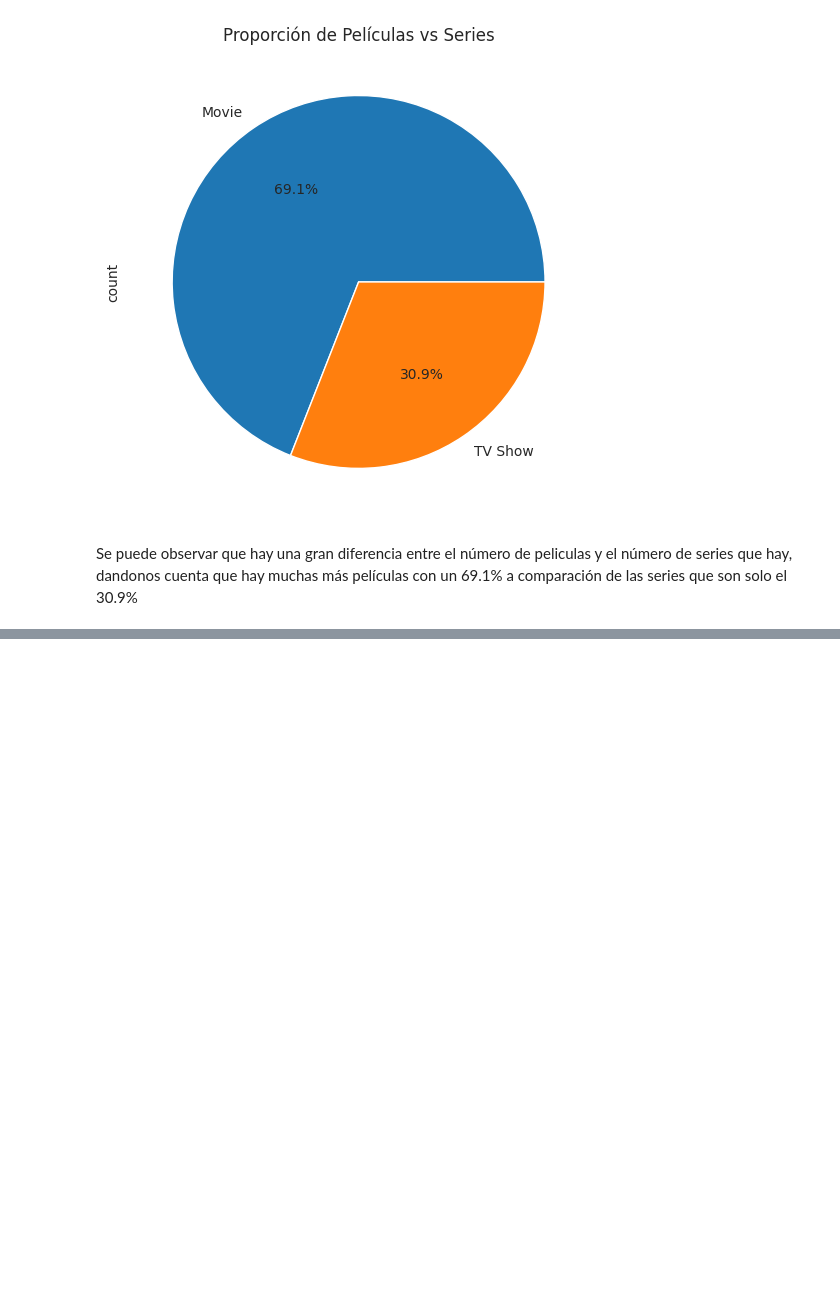
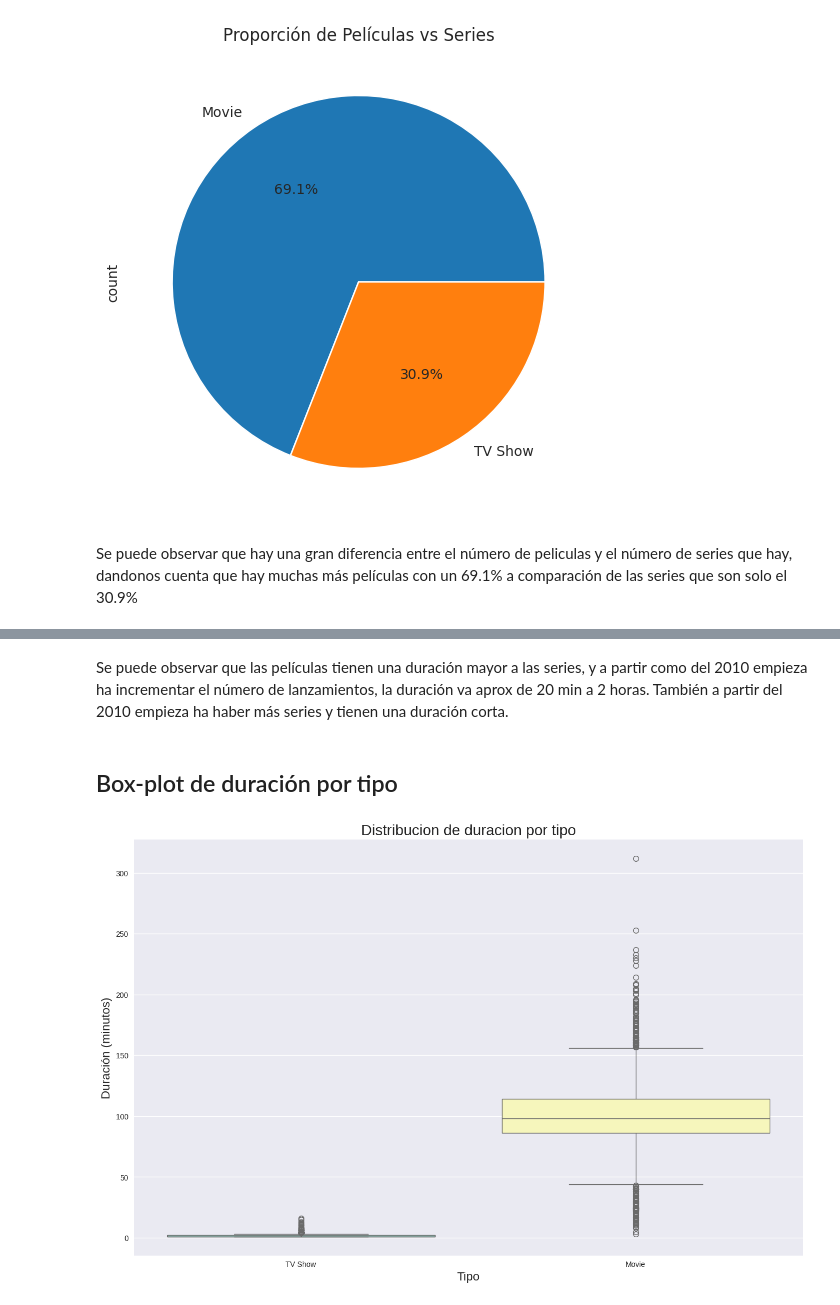
Before and after one commit to ItzelPF/Visualizacion_Datos, a Jupyter notebook: NetFlix.ipynb, the cells around one changed output, grey strips where cells are left out. Cells and saved outputs as stored; diff of their text form; code cells hidden in the pictures; blank space fills up the shorter version.

```diff
--- a/NetFlix.ipynb
+++ b/NetFlix.ipynb
@@ -395,0 +414,13 @@ Se puede observar que hay una gran diferencia entre el número de peliculas y el
+# %% [markdown]
+Se puede observar que las películas tienen una duración mayor a las series, y a partir como del 2010 empieza ha incrementar el número de lanzamientos, la duración va aprox de 20 min a 2 horas. También a partir del 2010 empieza ha haber más series y tienen una duración corta.
+# %% [markdown]
+## Box-plot de duración por tipo
+# %%
+plt.figure(figsize=(16, 10))
+sns.boxplot(data=df, x='type', y='duration', hue='type', legend=False, palette='Set3')
+plt.title('Distribución de duración por tipo', fontsize=20)
+plt.xlabel('Tipo', fontsize=16)
+plt.ylabel('Duración (minutos)', fontsize=16)
+plt.show()
+# %% [output]
+[figure, added]
```
Also changed, not shown: parts of 15 cells of this notebook.
